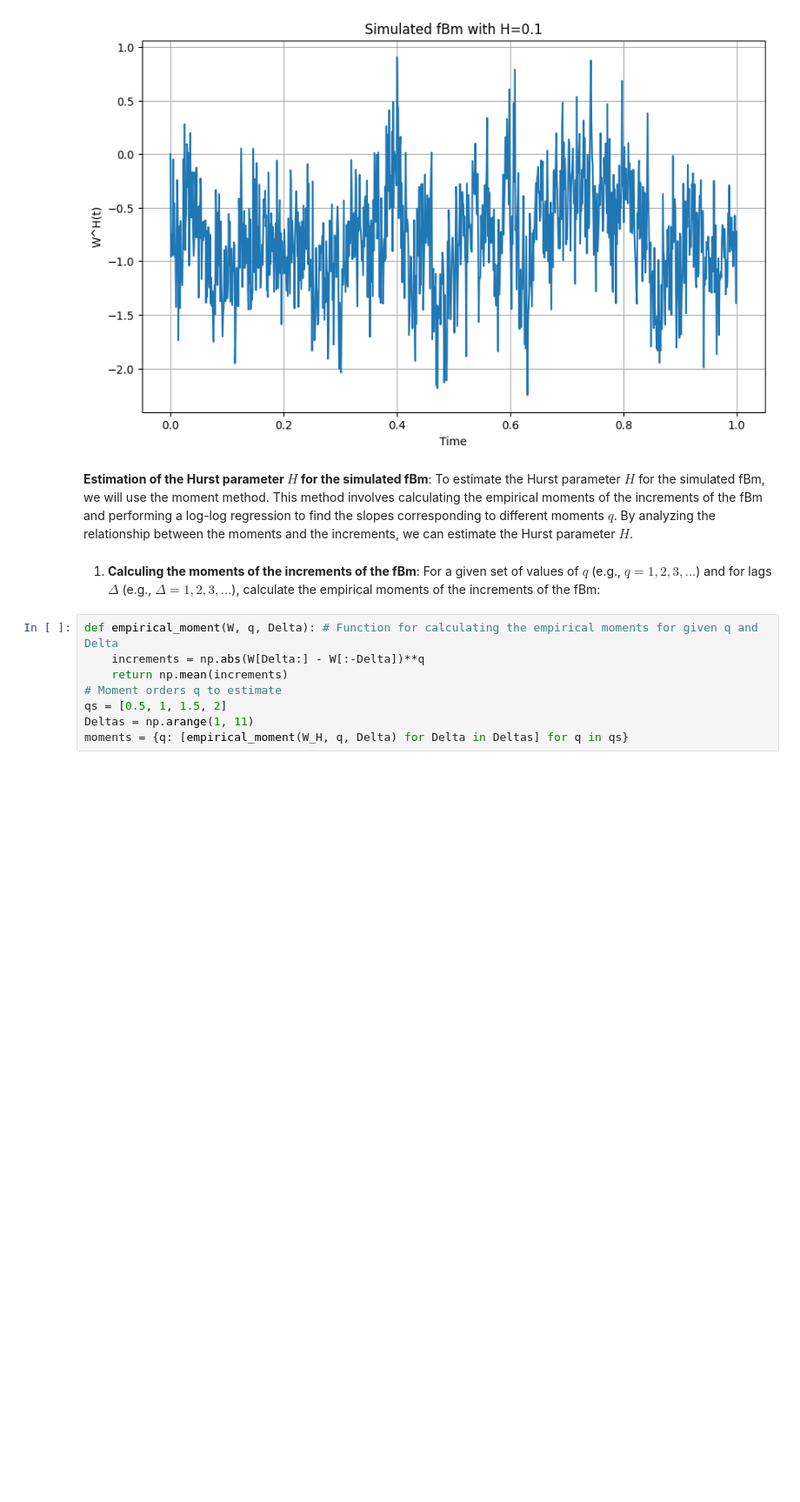
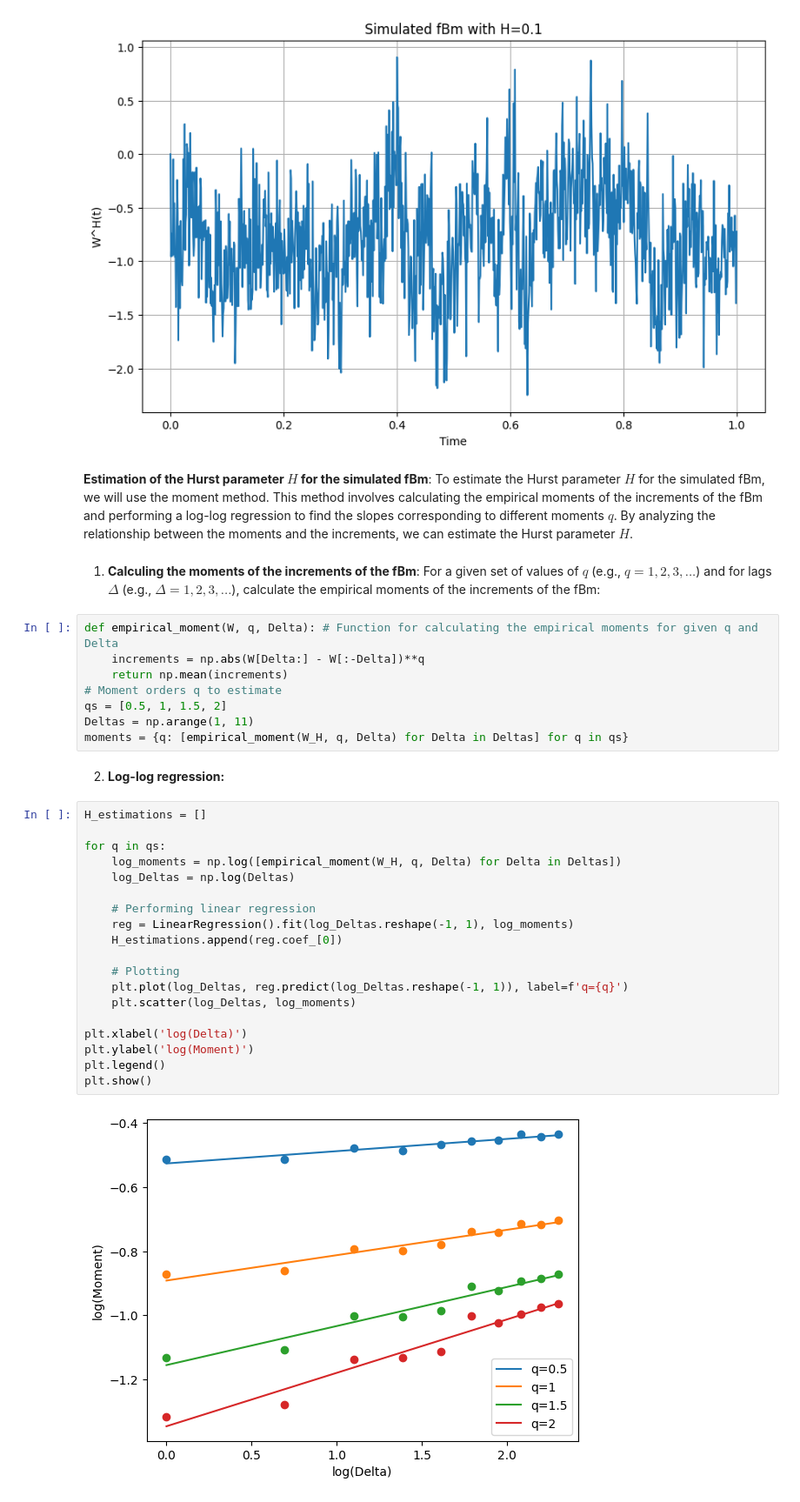
Before and after one commit to MathQuantLab/options-implied-volatility, a Jupyter notebook: options-implied-volatility.ipynb, the cells around one changed output. Shown at 87% size. Cells and saved outputs as stored; diff of their text form; blank space fills up the shorter version.

Commit message:
Log-log regression - Question 5

```diff
--- a/options-implied-volatility.ipynb
+++ b/options-implied-volatility.ipynb
@@ -376,3 +376,26 @@ def empirical_moment(W, q, Delta): # Function for calculating the empirical mome
 qs = [0.5, 1, 1.5, 2]
 Deltas = np.arange(1, 11)
 moments = {q: [empirical_moment(W_H, q, Delta) for Delta in Deltas] for q in qs}
+# %% [markdown]
+2. **Log-log regression:**
+# %%
+H_estimations = []
+
+for q in qs:
+    log_moments = np.log([empirical_moment(W_H, q, Delta) for Delta in Deltas])
+    log_Deltas = np.log(Deltas)
+
+    # Performing linear regression
+    reg = LinearRegression().fit(log_Deltas.reshape(-1, 1), log_moments)
+    H_estimations.append(reg.coef_[0])
+
+    # Plotting
+    plt.plot(log_Deltas, reg.predict(log_Deltas.reshape(-1, 1)), label=f'q={q}')
+    plt.scatter(log_Deltas, log_moments)
+
+plt.xlabel('log(Delta)')
+plt.ylabel('log(Moment)')
+plt.legend()
+plt.show()
+# %% [output]
+[figure, added]
```
